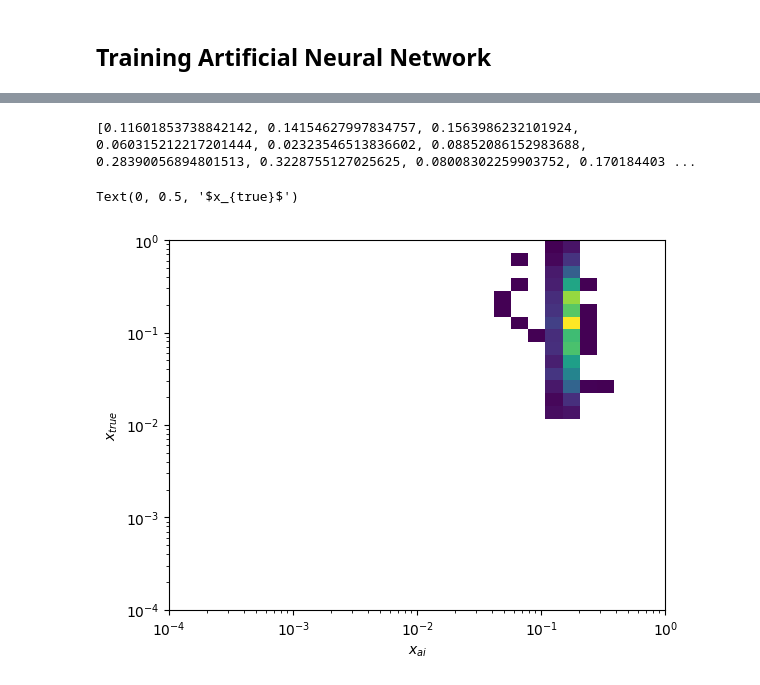
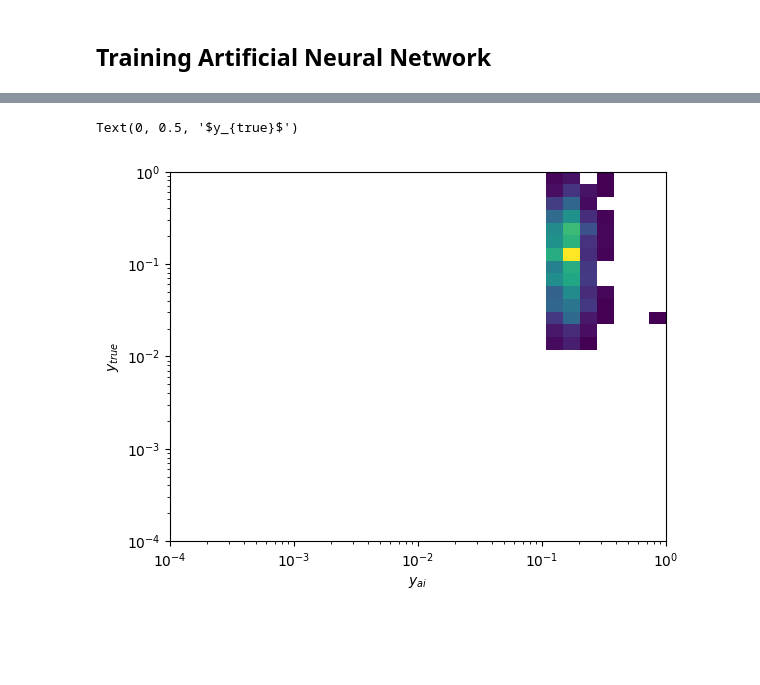
Before and after one commit to holt-rogers/EIC_JLAB_analysis, a Jupyter notebook: tasks/DIS_with_pytorch.ipynb, the cells around one changed output, grey strips where cells are left out. Drawn from its saved outputs; the diff is of its cells as text; code cells hidden in the pictures; blank space fills up the shorter version.

Commit message:
edited ann and created training graph

```diff
--- a/tasks/DIS_with_pytorch.ipynb
+++ b/tasks/DIS_with_pytorch.ipynb
@@ -529,16 +404,14 @@ Testing...
 # %%
 x_bins = np.logspace(-4, 0, 30) # specify exponents of 10
 Q2_bins = np.logspace(0, 3, 40) # specify exponents of 10
 
-print(aiTrueX)
 
-plt.hist2d(aiOPX, aiTrueX, bins = [x_bins, x_bins],cmin = 1)
+plt.hist2d(aiOPY, aiTrueY, bins = [x_bins, x_bins],cmin = 1)
 plt.xscale('log')
 plt.yscale('log')
-plt.xlabel('$x_{ai}$')
-plt.ylabel('$x_{true}$')
+plt.xlabel('$y_{ai}$')
+plt.ylabel('$y_{true}$')
 # %% [output]
-[0.11601853738842142, 0.14154627997834757, 0.1563986232101924, 0.060315212217201444, 0.02323546513836602, 0.08852086152983688, 0.28390056894801513, 0.3228755127025625, 0.08008302259903752, 0.170184403 ...
+Text(0, 0.5, '$y_{true}$')
-Text(0, 0.5, '$x_{true}$')
-[figure, old version]
+[figure, new version]
 # %%
```
Also changed, not shown: parts of 15 cells of this notebook.
